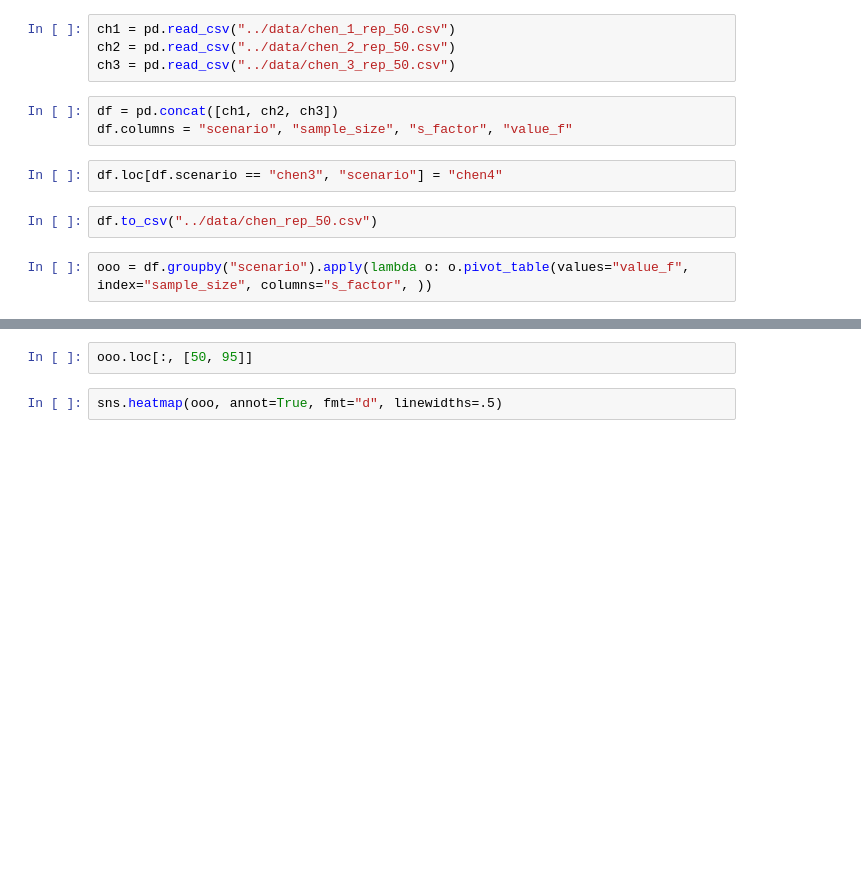
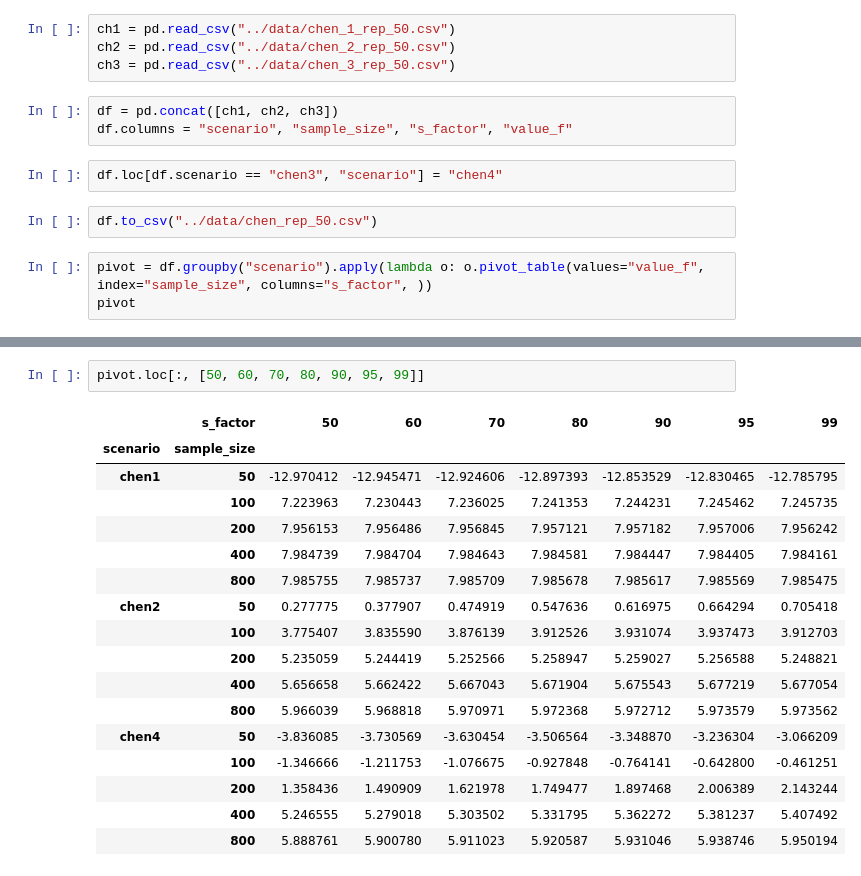
Before and after one commit to bestxolodec/DTR, a Jupyter notebook: py-notebooks/graphics.ipynb, the cells around one changed output, grey strips where cells are left out. Drawn from its saved outputs; the diff is of its cells as text; blank space fills up the shorter version.

```diff
--- a/py-notebooks/graphics.ipynb
+++ b/py-notebooks/graphics.ipynb
@@ -24,4 +24,5 @@ df.loc[df.scenario == "chen3", "scenario"] = "chen4"
 # %%
 df.to_csv("../data/chen_rep_50.csv")
 # %%
-ooo = df.groupby("scenario").apply(lambda o: o.pivot_table(values="value_f", index="sample_size", columns="s_factor", ))
+pivot = df.groupby("scenario").apply(lambda o: o.pivot_table(values="value_f", index="sample_size", columns="s_factor", ))
+pivot
@@ -60,4 +100,20 @@ g.despine(left=True)
 # %%
-ooo.loc[:, [50, 95]]
+pivot.loc[:, [50, 60, 70, 80, 90, 95, 99]]
+# %% [output]
+|  | s_factor | 50 | 60 | 70 | 80 | 90 | 95 | 99 |
+| scenario | sample_size |  |  |  |  |  |  |  |
+| chen1 | 50 | -12.970412 | -12.945471 | -12.924606 | -12.897393 | -12.853529 | -12.830465 | -12.785795 |
+|  | 100 | 7.223963 | 7.230443 | 7.236025 | 7.241353 | 7.244231 | 7.245462 | 7.245735 |
+|  | 200 | 7.956153 | 7.956486 | 7.956845 | 7.957121 | 7.957182 | 7.957006 | 7.956242 |
+|  | 400 | 7.984739 | 7.984704 | 7.984643 | 7.984581 | 7.984447 | 7.984405 | 7.984161 |
+|  | 800 | 7.985755 | 7.985737 | 7.985709 | 7.985678 | 7.985617 | 7.985569 | 7.985475 |
+| chen2 | 50 | 0.277775 | 0.377907 | 0.474919 | 0.547636 | 0.616975 | 0.664294 | 0.705418 |
+|  | 100 | 3.775407 | 3.835590 | 3.876139 | 3.912526 | 3.931074 | 3.937473 | 3.912703 |
+|  | 200 | 5.235059 | 5.244419 | 5.252566 | 5.258947 | 5.259027 | 5.256588 | 5.248821 |
+|  | 400 | 5.656658 | 5.662422 | 5.667043 | 5.671904 | 5.675543 | 5.677219 | 5.677054 |
+|  | 800 | 5.966039 | 5.968818 | 5.970971 | 5.972368 | 5.972712 | 5.973579 | 5.973562 |
+| chen4 | 50 | -3.836085 | -3.730569 | -3.630454 | -3.506564 | -3.348870 | -3.236304 | -3.066209 |
+|  | 100 | -1.346666 | -1.211753 | -1.076675 | -0.927848 | -0.764141 | -0.642800 | -0.461251 |
+|  | 200 | 1.358436 | 1.490909 | 1.621978 | 1.749477 | 1.897468 | 2.006389 | 2.143244 |
+|  | 400 | 5.246555 | 5.279018 | 5.303502 | 5.331795 | 5.362272 | 5.381237 | 5.407492 |
+|  | 800 | 5.888761 | 5.900780 | 5.911023 | 5.920587 | 5.931046 | 5.938746 | 5.950194 |
-# %%
-sns.heatmap(ooo, annot=True, fmt="d", linewidths=.5)
```
Also changed, not shown: parts of 8 cells of this notebook, 5 other files.
